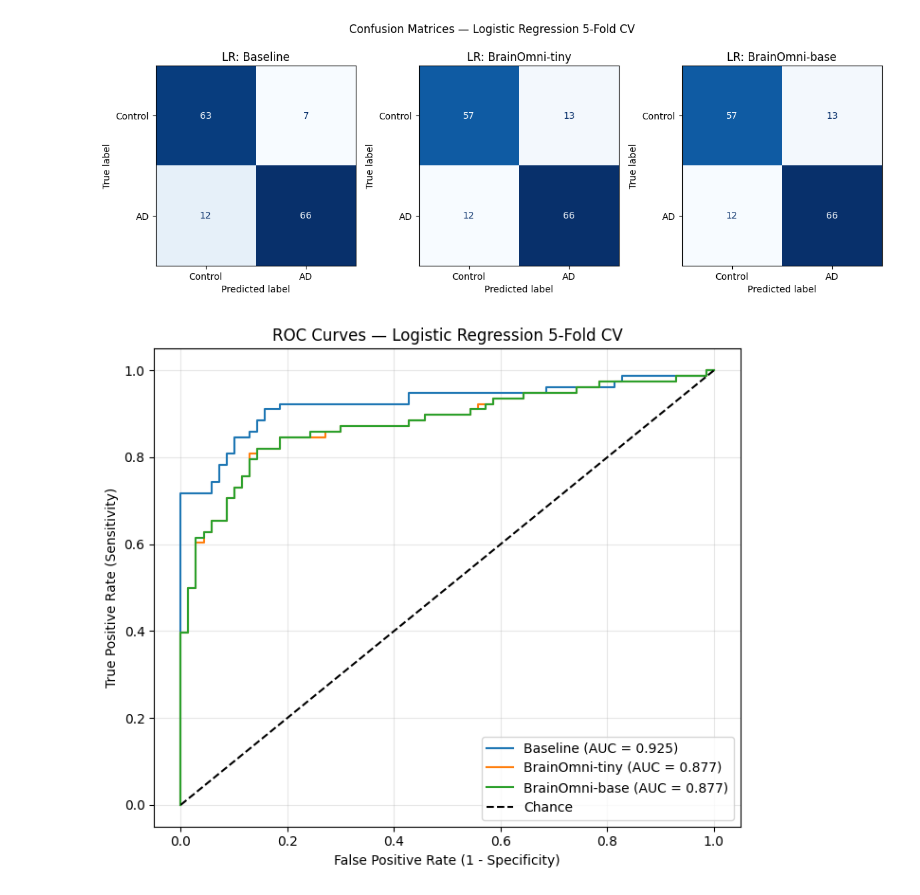
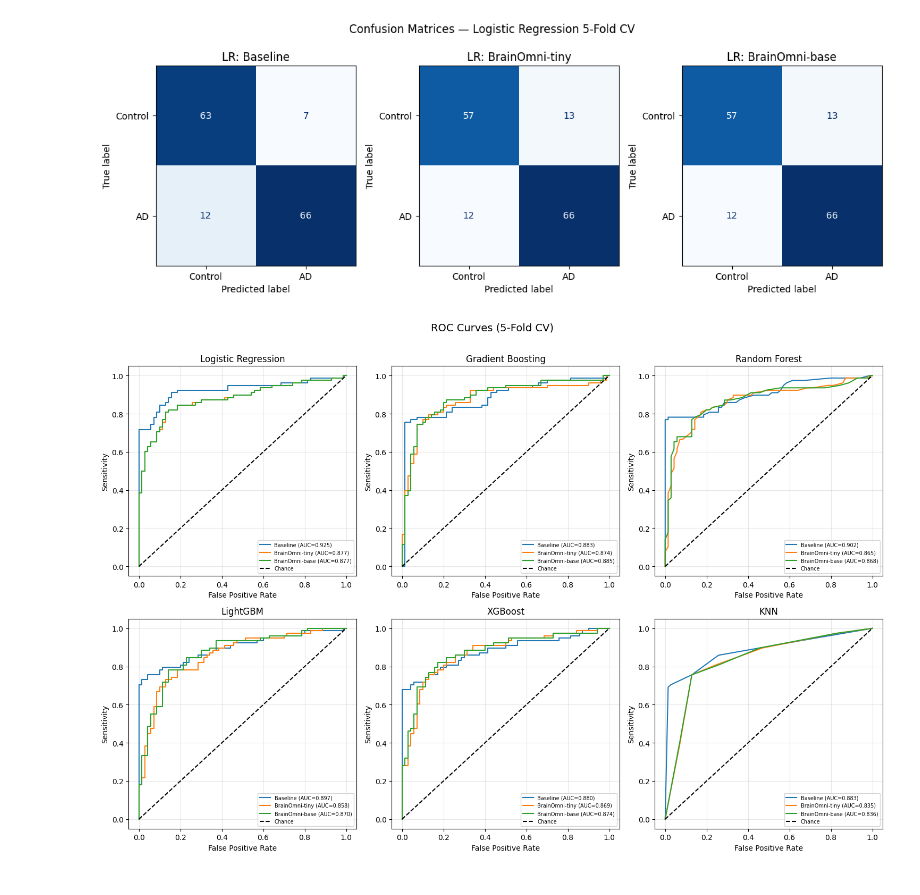
Before and after one commit to faeilana/meg-ad-brainomni, a Jupyter notebook: notebooks/evaluation.ipynb, the cells around one changed output. Cells and saved outputs as stored; diff of their text form; code cells hidden in the pictures.

```diff
--- a/notebooks/evaluation.ipynb
+++ b/notebooks/evaluation.ipynb
@@ -199,0 +204,15 @@ Saved to /Users/faenegoro/Documents/Neuroimaging/meg_ad_project/results/metrics/
+# %%
+from sklearn.metrics import classification_report
+import os
+
+os.makedirs('../results/metrics', exist_ok=True)
+
+with open('../results/metrics/classification_reports.txt', 'w') as out:
+    for key, res in results_5fold.items():
+        out.write('=' * 55 + '\n')
+        out.write(key + '\n')
+        out.write('=' * 55 + '\n')
+        out.write(classification_report(res['y_true'], res['y_pred'], target_names=['Control', 'AD']))
+        out.write('\n')
+
+print('Saved to results/metrics/classification_reports.txt')
@@ -288,36 +309,51 @@ plt.show()
 # %% [output]
 [figure]
 # %%
-# ROC curves for LR 5-fold
+from sklearn.metrics import roc_curve, auc
+from sklearn.model_selection import StratifiedKFold
+from sklearn.decomposition import PCA
+
 cv = StratifiedKFold(n_splits=5, shuffle=True, random_state=123)
-fig, ax = plt.subplots(figsize=(7, 6))
+clf_list = list(classifiers.items())
+n_clf = len(clf_list)
+ncols = 3
+nrows = (n_clf + ncols - 1) // ncols
 
-for feat_name, (features, needs_pca) in feature_sets.items():
-    probas, y_true_roc = [], []
-    for train_idx, test_idx in cv.split(features, labels):
-        if needs_pca:
-            pca = PCA(n_components=PCA_N)
-            X_train = pca.fit_transform(features[train_idx])
-            X_test  = pca.transform(features[test_idx])
-        else:
-            X_train = features[train_idx]
-            X_test  = features[test_idx]
-        clf = LogisticRegression(max_iter=1000)
-        clf.fit(X_train, labels[train_idx])
-        probas.extend(clf.predict_proba(X_test)[:, 1])
-        y_true_roc.extend(labels[test_idx])
+fig, axes = plt.subplots(nrows, ncols, figsize=(15, nrows * 5))
+axes = axes.flatten()
 
-    fpr, tpr, _ = roc_curve(y_true_roc, probas)
-    ax.plot(fpr, tpr, label=f'{feat_name} (AUC = {auc(fpr, tpr):.3f})')
+for ax_idx, (clf_name, clf_fn) in enumerate(clf_list):
+    ax = axes[ax_idx]
+    for feat_name, (features, needs_pca) in feature_sets.items():
+        probas, y_true_roc = [], []
+        for train_idx, test_idx in cv.split(features, labels):
+            if needs_pca:
+                pca = PCA(n_components=PCA_N)
+                X_train = pca.fit_transform(features[train_idx])
+                X_test  = pca.transform(features[test_idx])
+            else:
+                X_train = features[train_idx]
+                X_test  = features[test_idx]
+            clf = clf_fn()
+            clf.fit(X_train, labels[train_idx])
+            probas.extend(clf.predict_proba(X_test)[:, 1])
+            y_true_roc.extend(labels[test_idx])
+        fpr, tpr, _ = roc_curve(y_true_roc, probas)
+        ax.plot(fpr, tpr, label=f'{feat_name} (AUC={auc(fpr,tpr):.3f})')
+    ax.plot([0,1],[0,1],'k--',label='Chance')
+    ax.set_title(clf_name)
+    ax.set_xlabel('False Positive Rate')
+    ax.set_ylabel('Sensitivity')
+    ax.legend(fontsize=7)
+    ax.grid(alpha=0.3)
 
-ax.plot([0, 1], [0, 1], 'k--', label='Chance')
-ax.set_xlabel('False Positive Rate (1 - Specificity)')
-ax.set_ylabel('True Positive Rate (Sensitivity)')
-ax.set_title('ROC Curves — Logistic Regression 5-Fold CV')
-ax.legend()
-ax.grid(alpha=0.3)
+for i in range(ax_idx + 1, len(axes)):
+    axes[i].set_visible(False)
+
+fig.suptitle('ROC Curves (5-Fold CV)', fontsize=14, y=1.01)
 plt.tight_layout()
-plt.savefig('/Users/faenegoro/Documents/Neuroimaging/meg_ad_project/results/figures/roc_curves.png', dpi=150)
+plt.savefig('../results/figures/roc_curves_all.png', dpi=150, bbox_inches='tight')
 plt.show()
+print('Saved roc_curves_all.png')
 # %% [output]
-[figure, old version]
+[figure, new version]
```
Also changed, not shown: parts of 7 cells of this notebook, 20 other files.
